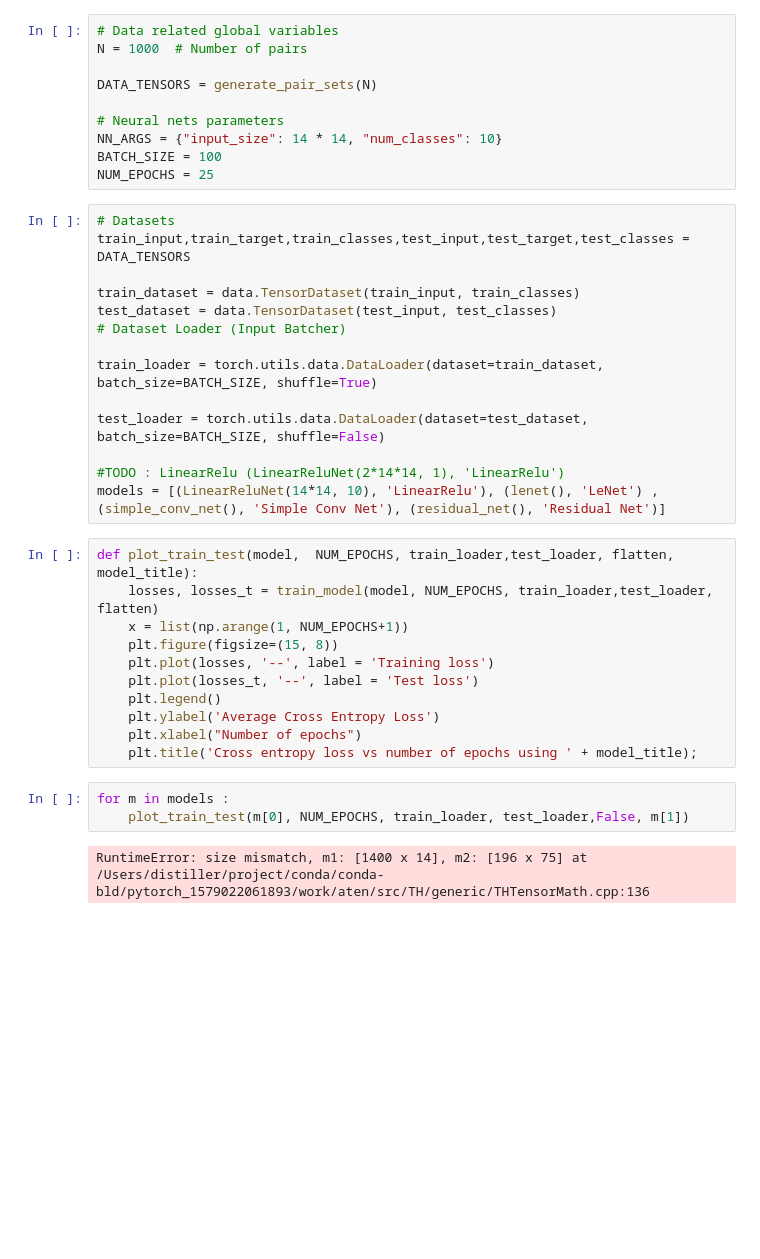
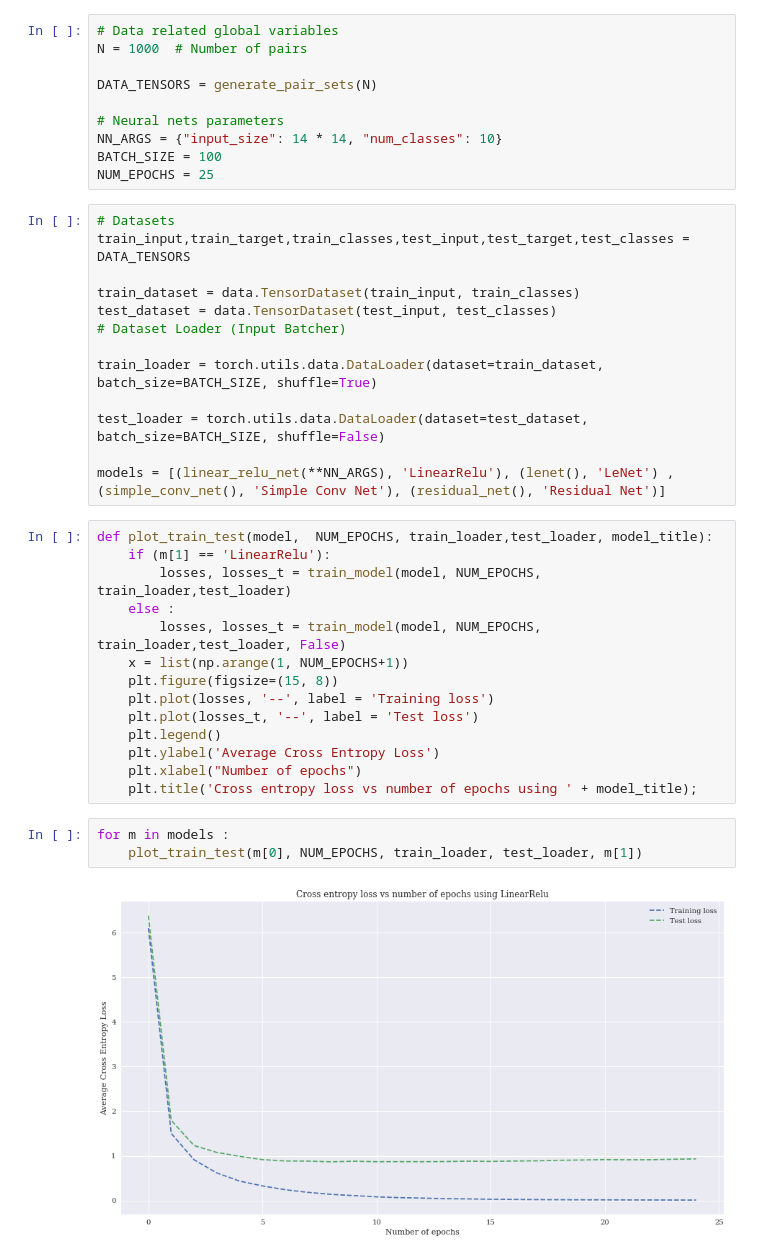
Before and after one commit to rlaraki/Digit_Comparison_MNIST, a Jupyter notebook: src/Visualistaion.ipynb, the cells around one changed output. Saved outputs shown, nothing was run; the diff lists cells and outputs as text; blank space fills up the shorter version.

Commit message:
First visualizations

```diff
--- a/src/Visualistaion.ipynb
+++ b/src/Visualistaion.ipynb
@@ -39,11 +39,13 @@ train_loader = torch.utils.data.DataLoader(dataset=train_dataset, batch_size=BAT
 
 test_loader = torch.utils.data.DataLoader(dataset=test_dataset, batch_size=BATCH_SIZE, shuffle=False)
 
-#TODO : LinearRelu (LinearReluNet(2*14*14, 1), 'LinearRelu')
-models = [(LinearReluNet(14*14, 10), 'LinearRelu'), (lenet(), 'LeNet') ,(simple_conv_net(), 'Simple Conv Net'), (residual_net(), 'Residual Net')]
+models = [(linear_relu_net(**NN_ARGS), 'LinearRelu'), (lenet(), 'LeNet') ,(simple_conv_net(), 'Simple Conv Net'), (residual_net(), 'Residual Net')]
 # %%
-def plot_train_test(model,  NUM_EPOCHS, train_loader,test_loader, flatten, model_title):
-    losses, losses_t = train_model(model, NUM_EPOCHS, train_loader,test_loader, flatten)
+def plot_train_test(model,  NUM_EPOCHS, train_loader,test_loader, model_title):
+    if (m[1] == 'LinearRelu'):
+        losses, losses_t = train_model(model, NUM_EPOCHS, train_loader,test_loader)
+    else :
+        losses, losses_t = train_model(model, NUM_EPOCHS, train_loader,test_loader, False)
     x = list(np.arange(1, NUM_EPOCHS+1))
     plt.figure(figsize=(15, 8))
     plt.plot(losses, '--', label = 'Training loss')
@@ -54,6 +56,6 @@ def plot_train_test(model,  NUM_EPOCHS, train_loader,test_loader, flatten, model
     plt.title('Cross entropy loss vs number of epochs using ' + model_title);
 # %%
 for m in models :
-    plot_train_test(m[0], NUM_EPOCHS, train_loader, test_loader,False, m[1])
+    plot_train_test(m[0], NUM_EPOCHS, train_loader, test_loader, m[1])
 # %% [output]
-RuntimeError: size mismatch, m1: [1400 x 14], m2: [196 x 75] at /Users/distiller/project/conda/conda-bld/pytorch_1579022061893/work/aten/src/TH/generic/THTensorMath.cpp:136
+[figure, added]
```
Also changed, not shown: parts of 2 cells of this notebook.
